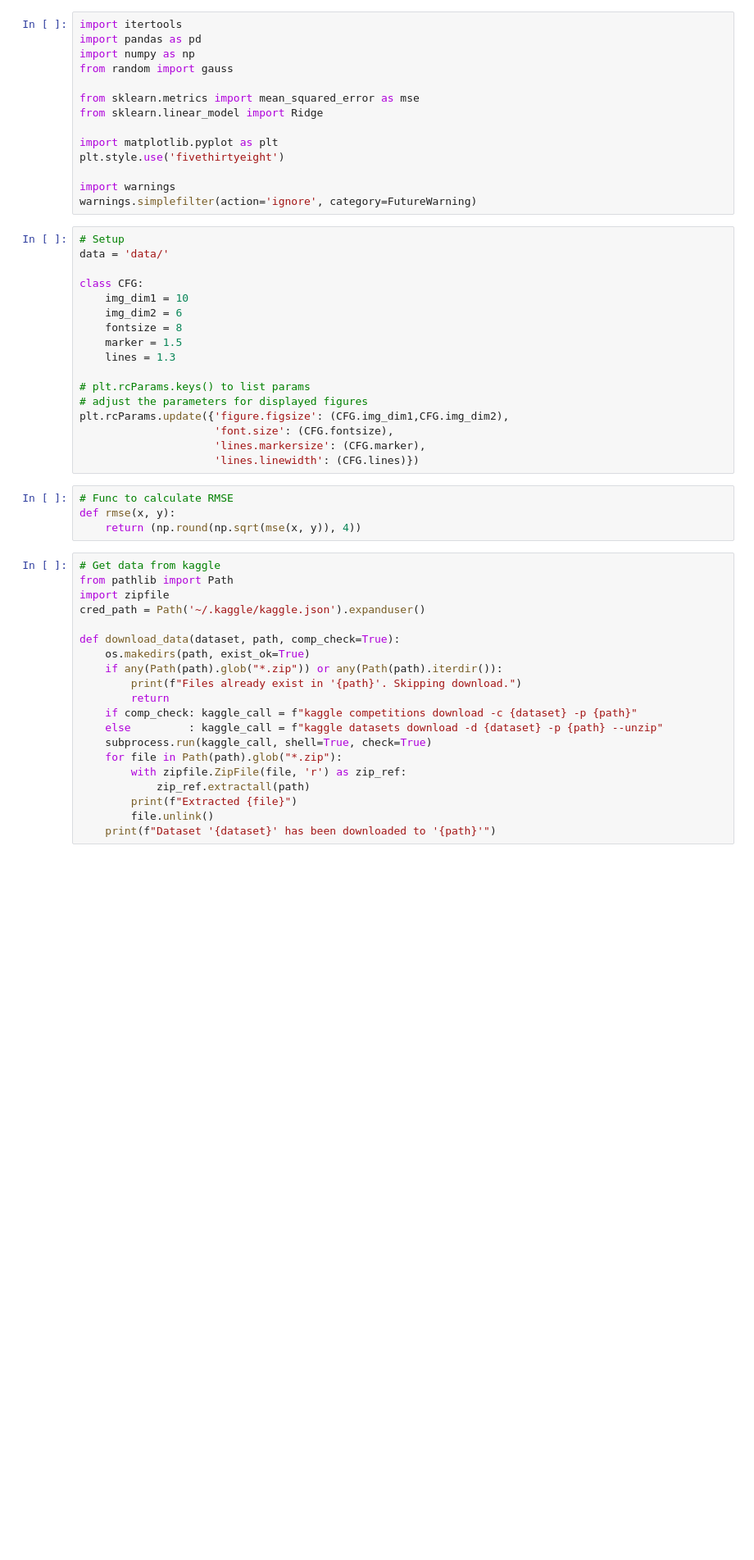
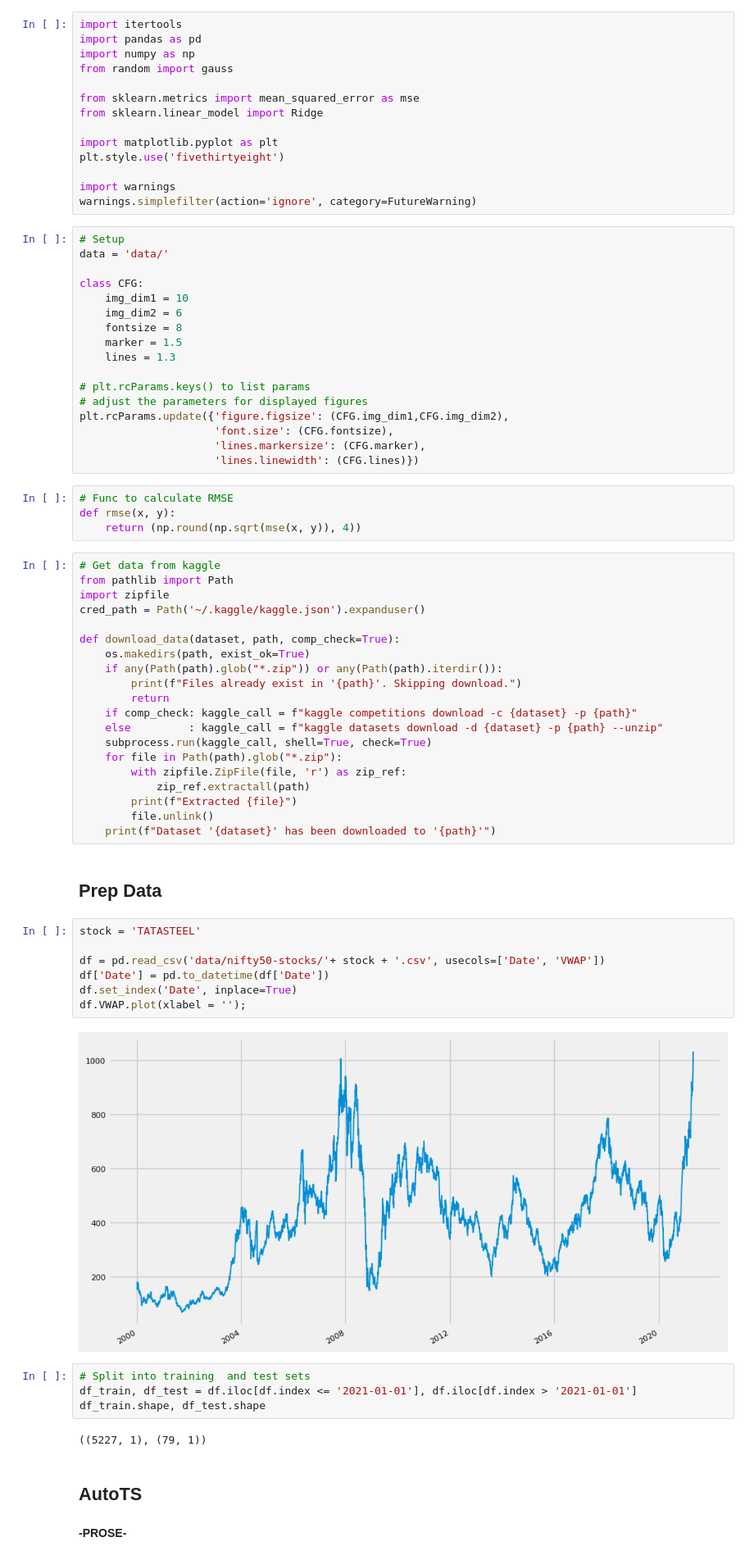
Before and after one commit to bachaudhry/time_series, a Jupyter notebook: ts_with_k/07_Package_Tests.ipynb, the cells around one changed output. Shown at 82% size. Saved outputs shown, nothing was run; the diff lists cells and outputs as text; blank space fills up the shorter version.

```diff
--- a/ts_with_k/07_Package_Tests.ipynb
+++ b/ts_with_k/07_Package_Tests.ipynb
@@ -55,3 +55,24 @@ def download_data(dataset, path, comp_check=True):
         print(f"Extracted {file}")
         file.unlink()
     print(f"Dataset '{dataset}' has been downloaded to '{path}'")
+# %% [markdown]
+## **Prep Data**
+# %%
+stock = 'TATASTEEL'
+
+df = pd.read_csv('data/nifty50-stocks/'+ stock + '.csv', usecols=['Date', 'VWAP'])
+df['Date'] = pd.to_datetime(df['Date'])
+df.set_index('Date', inplace=True)
+df.VWAP.plot(xlabel = '');
+# %% [output]
+[figure, added]
+# %%
+# Split into training  and test sets
+df_train, df_test = df.iloc[df.index <= '2021-01-01'], df.iloc[df.index > '2021-01-01']
+df_train.shape, df_test.shape
+# %% [output]
+((5227, 1), (79, 1))
+# %% [markdown]
+## **AutoTS**
+# %% [markdown]
+**-PROSE-**
```
Also changed, not shown: parts of 19 cells of this notebook.
